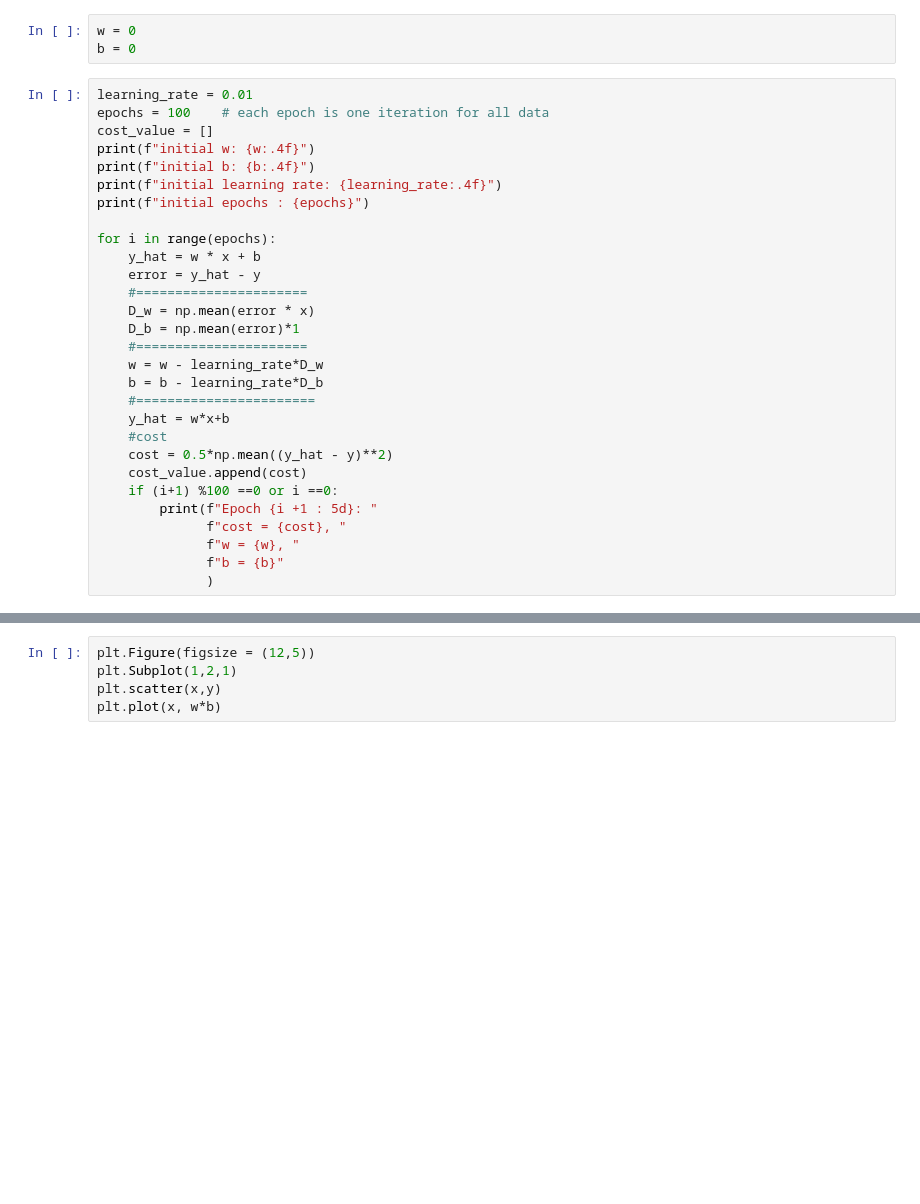
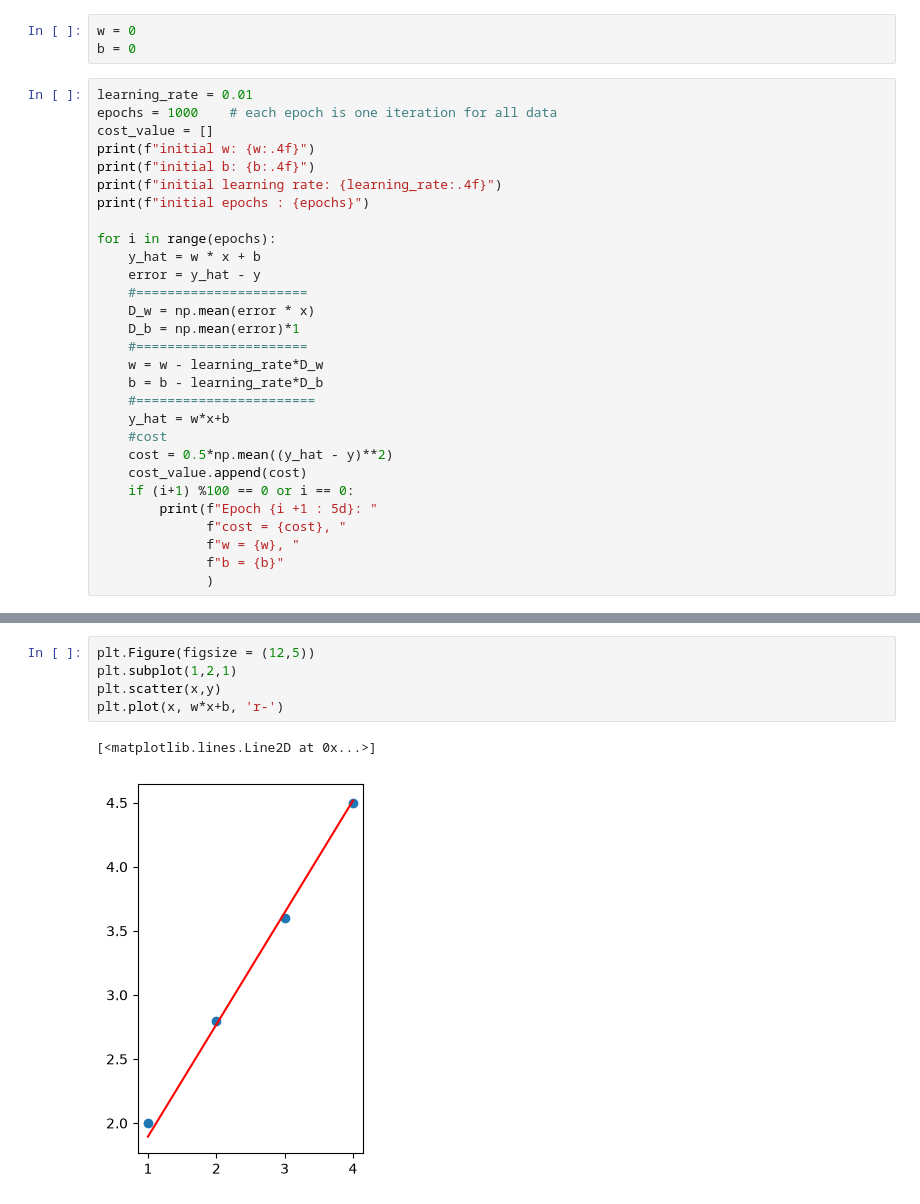
Before and after one commit to hebakhattabGIS/CA_AIS2_G1_Ml, a Jupyter notebook: src/ML/session2-8926/ML2.ipynb, the cells around one changed output, grey strips where cells are left out. Drawn from its saved outputs; the diff is of its cells as text; blank space fills up the shorter version.

```diff
--- a/src/ML/session2-8926/ML2.ipynb
+++ b/src/ML/session2-8926/ML2.ipynb
@@ -18,7 +18,7 @@ w = 0
 b = 0
 # %%
 learning_rate = 0.01
-epochs = 100    # each epoch is one iteration for all data
+epochs = 1000    # each epoch is one iteration for all data
 cost_value = []
 print(f"initial w: {w:.4f}")
 print(f"initial b: {b:.4f}")
@@ -39,7 +39,7 @@ for i in range(epochs):
     #cost
     cost = 0.5*np.mean((y_hat - y)**2)
     cost_value.append(cost)
-    if (i+1) %100 ==0 or i ==0:
+    if (i+1) %100 == 0 or i == 0:
         print(f"Epoch {i +1 : 5d}: "
               f"cost = {cost}, "
               f"w = {w}, "
@@ -55,5 +64,8 @@ Epoch   100: cost = 0.03780808684341829, w = 1.0575418455176155, b = 0.480412773
 # %%
 plt.Figure(figsize = (12,5))
-plt.Subplot(1,2,1)
+plt.subplot(1,2,1)
 plt.scatter(x,y)
-plt.plot(x, w*b)
+plt.plot(x, w*x+b, 'r-')
+# %% [output]
+[<matplotlib.lines.Line2D at 0x...>]
+[figure, added]
```
Also changed, not shown: parts of 3 cells of this notebook.
